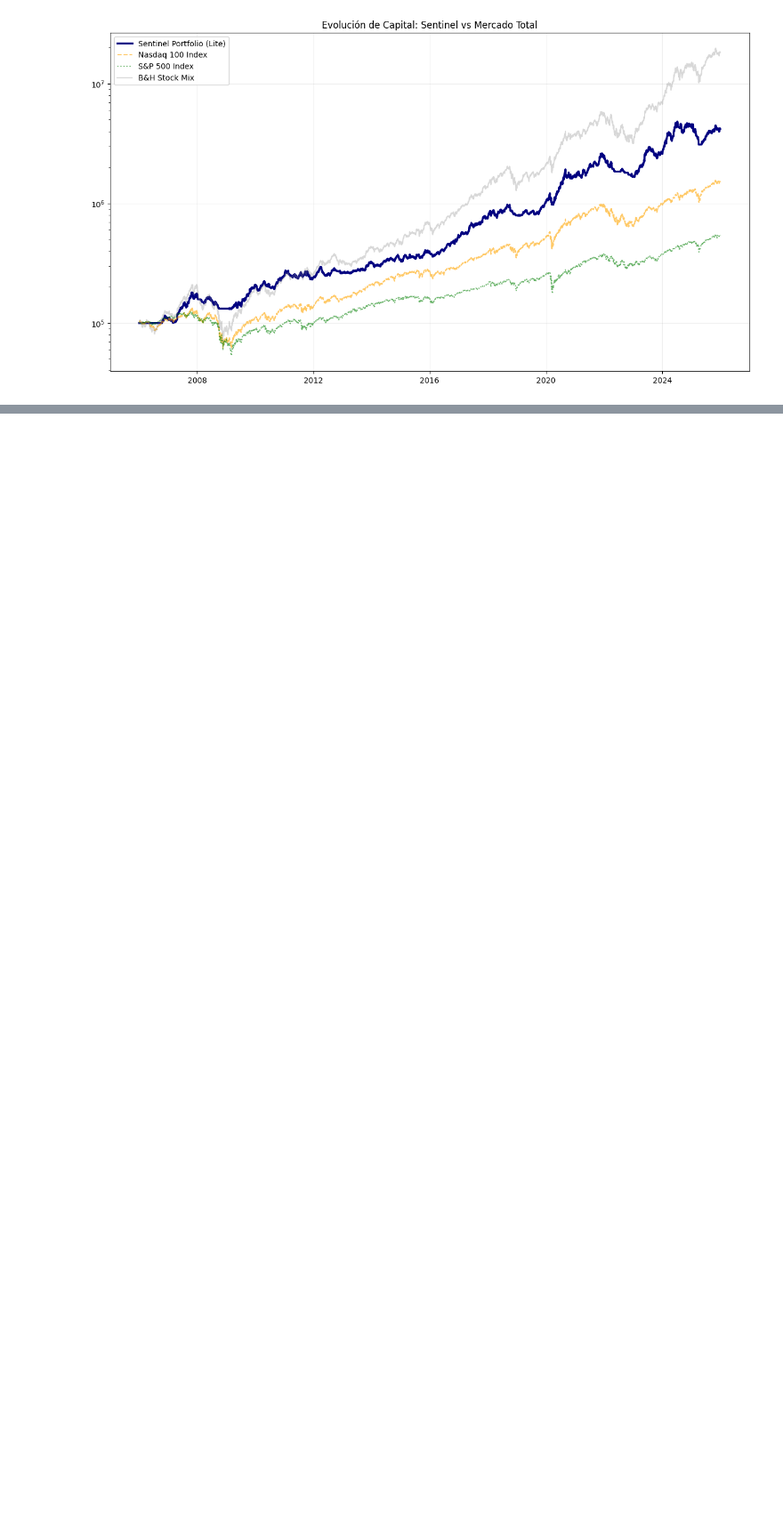
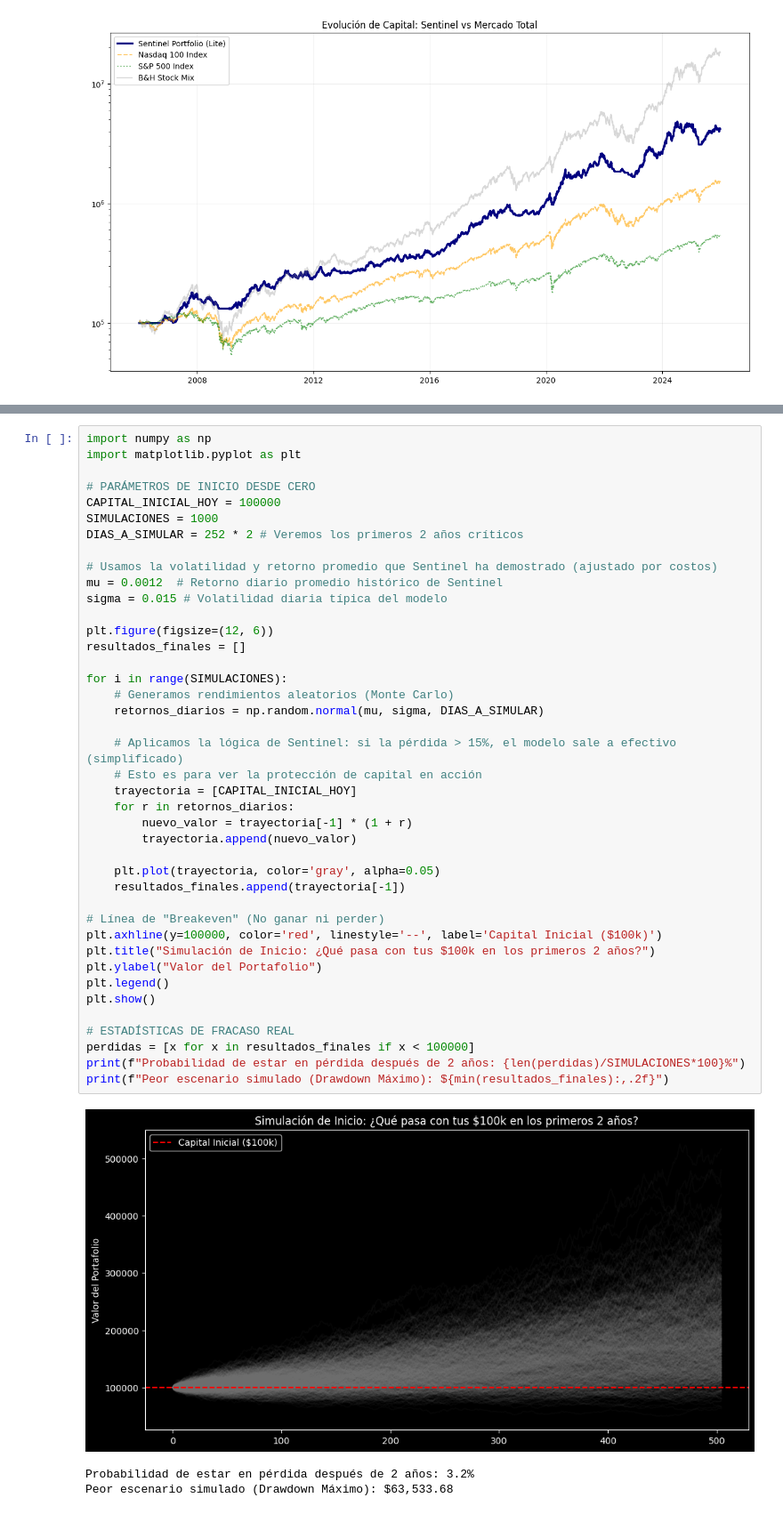
Before and after one commit to LiamSalazar/CienciaDatos, a Jupyter notebook: Proyecto/QuantModelTesting.ipynb, the cells around one changed output, grey strips where cells are left out. Shown at 89% size. Cells and saved outputs as stored; diff of their text form; blank space fills up the shorter version.

```diff
--- a/Proyecto/QuantModelTesting.ipynb
+++ b/Proyecto/QuantModelTesting.ipynb
@@ -151,0 +367,45 @@ Sentinel Portfolio (Lite)       $4,089,784.12        4089.78%        -36.42%
+# %%
+import numpy as np
+import matplotlib.pyplot as plt
+
+# PARÁMETROS DE INICIO DESDE CERO
+CAPITAL_INICIAL_HOY = 100000
+SIMULACIONES = 1000
+DIAS_A_SIMULAR = 252 * 2 # Veremos los primeros 2 años críticos
+
+# Usamos la volatilidad y retorno promedio que Sentinel ha demostrado (ajustado por costos)
+mu = 0.0012  # Retorno diario promedio histórico de Sentinel
+sigma = 0.015 # Volatilidad diaria típica del modelo
+
+plt.figure(figsize=(12, 6))
+resultados_finales = []
+
+for i in range(SIMULACIONES):
+    # Generamos rendimientos aleatorios (Monte Carlo)
+    retornos_diarios = np.random.normal(mu, sigma, DIAS_A_SIMULAR)
+
+    # Aplicamos la lógica de Sentinel: si la pérdida > 15%, el modelo sale a efectivo (simplificado)
+    # Esto es para ver la protección de capital en acción
+    trayectoria = [CAPITAL_INICIAL_HOY]
+    for r in retornos_diarios:
+        nuevo_valor = trayectoria[-1] * (1 + r)
+        trayectoria.append(nuevo_valor)
+
+    plt.plot(trayectoria, color='gray', alpha=0.05)
+    resultados_finales.append(trayectoria[-1])
+
+# Línea de "Breakeven" (No ganar ni perder)
+plt.axhline(y=100000, color='red', linestyle='--', label='Capital Inicial ($100k)')
+plt.title("Simulación de Inicio: ¿Qué pasa con tus $100k en los primeros 2 años?")
+plt.ylabel("Valor del Portafolio")
+plt.legend()
+plt.show()
+
+# ESTADÍSTICAS DE FRACASO REAL
+perdidas = [x for x in resultados_finales if x < 100000]
+print(f"Probabilidad de estar en pérdida después de 2 años: {len(perdidas)/SIMULACIONES*100}%")
+print(f"Peor escenario simulado (Drawdown Máximo): ${min(resultados_finales):,.2f}")
+# %% [output]
+[figure, added]
+Probabilidad de estar en pérdida después de 2 años: 3.2%
+Peor escenario simulado (Drawdown Máximo): $63,533.68
```
Also changed, not shown: parts of 3 cells of this notebook.
